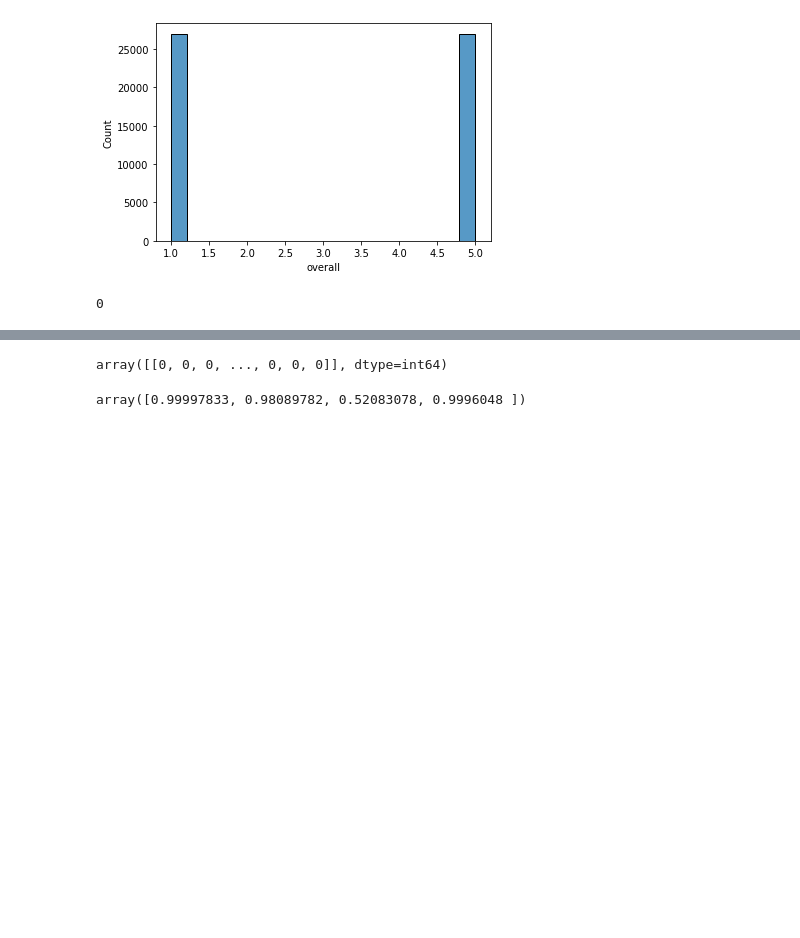
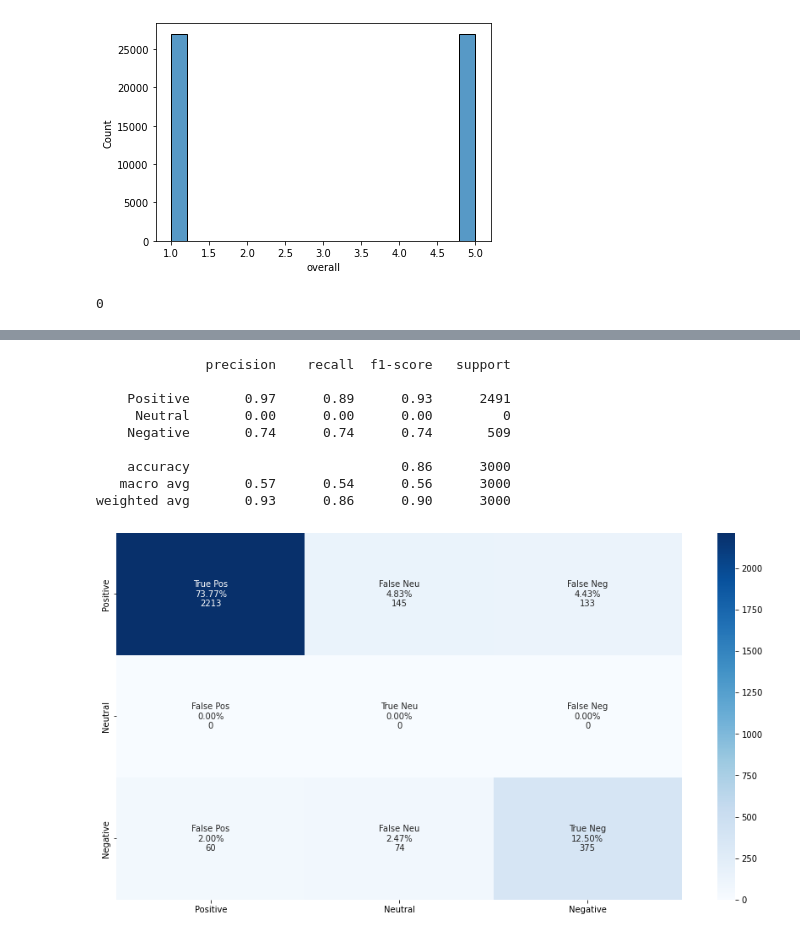
Before and after one commit to harizjet/SubjectSentimentModelling, a Jupyter notebook: exploring/exploring4.ipynb, the cells around one changed output, grey strips where cells are left out. Saved outputs shown, nothing was run; the diff lists cells and outputs as text; code cells hidden in the pictures; blank space fills up the shorter version.

```diff
--- a/exploring/exploring4.ipynb
+++ b/exploring/exploring4.ipynb
@@ -419,9 +453,15 @@ Name: reviewText, dtype: object
-# %%
-testXArr[:4][0].toarray()
-# %% [output]
-array([[0, 0, 0, ..., 0, 0, 0]], dtype=int64)
-# %%
-mlp_model.predict_proba(testXArr[:4])[:,1]
-# %% [output]
-array([0.99997833, 0.98089782, 0.52083078, 0.9996048 ])
+# %%
+yHat = ['Negative' if x < 3 else 'Positive' if x > 3 else 'Neutral' for x in (mlp_model.predict_proba(testXArr)[:,1]/0.2)]
+show_result(yHat, ['Negative' if x < 3 else 'Positive' if x > 3 else 'Neutral' for x in testYArr])
+# %% [output]
+              precision    recall  f1-score   support
+
+    Positive       0.97      0.89      0.93      2491
+     Neutral       0.00      0.00      0.00         0
+    Negative       0.74      0.74      0.74       509
+
+    accuracy                           0.86      3000
+   macro avg       0.57      0.54      0.56      3000
+weighted avg       0.93      0.86      0.90      3000
+[figure, added]
 # %%
```
Also changed, not shown: parts of 17 cells of this notebook, 1 other file.
